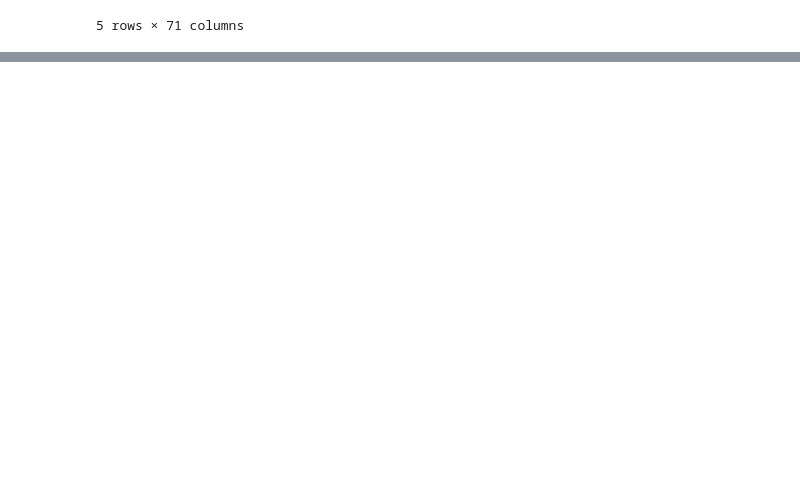
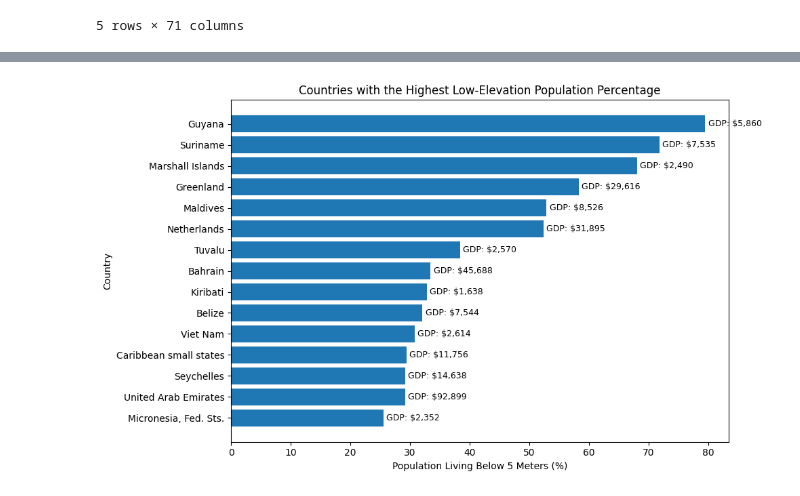
Before and after one commit to saketh123b/Project2, a Jupyter notebook: Project2EDA.ipynb, the cells around one changed output, grey strips where cells are left out. Cells and saved outputs as stored; diff of their text form; code cells hidden in the pictures; blank space fills up the shorter version.

```diff
--- a/Project2EDA.ipynb
+++ b/Project2EDA.ipynb
@@ -203,0 +116,46 @@ The colors fading makes the effect feel more harmful and makes the higher income
+# %%
+import pandas as pd
+import matplotlib.pyplot as plt
+
+income = gdp[['Country Name', '2000']].copy()
+income = income.rename(columns={'2000': 'GDP per Capita'})
+
+elevation = low_elevation_population[['Country Name', '2000']].copy()
+elevation = elevation.rename(columns={'2000': 'Low Elevation Population (%)'})
+
+income['GDP per Capita'] = pd.to_numeric(income['GDP per Capita'], errors='coerce')
+elevation['Low Elevation Population (%)'] = pd.to_numeric(elevation['Low Elevation Population (%)'], errors='coerce')
+
+data = pd.merge(income, elevation, on='Country Name')
+data = data.dropna()
+
+top15 = data.nlargest(15, 'Low Elevation Population (%)')
+top15 = top15.sort_values('Low Elevation Population (%)')
+# %%
+import matplotlib.pyplot as plt
+
+plot_data = top15.sort_values('Low Elevation Population (%)')
+
+plt.figure(figsize=(10, 6))
+
+bars = plt.barh(
+    plot_data['Country Name'],
+    plot_data['Low Elevation Population (%)']
+)
+
+for i, row in enumerate(plot_data.itertuples()):
+    plt.text(
+        row[3] + 0.5,
+        i,
+        f"GDP: ${row[2]:,.0f}",
+        va='center',
+        fontsize=9
+    )
+
+plt.title('Countries with the Highest Low-Elevation Population Percentage')
+plt.xlabel('Population Living Below 5 Meters (%)')
+plt.ylabel('Country')
+plt.tight_layout()
+plt.show()
+# %% [output]
+[figure, added]
```
Also changed, not shown: parts of 8 cells of this notebook.
